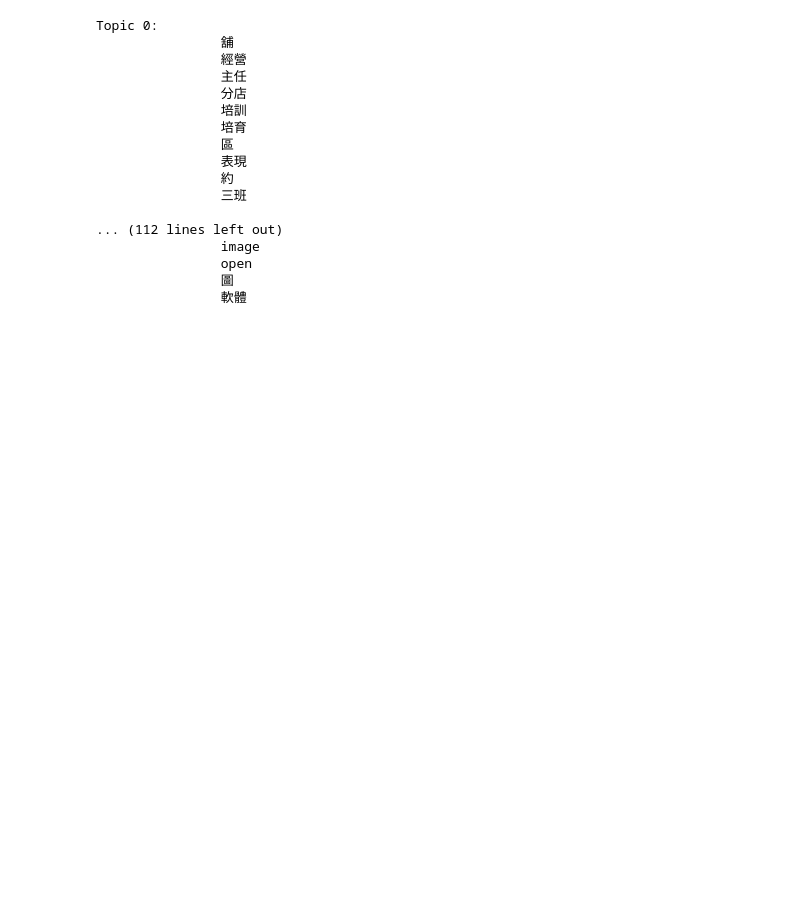
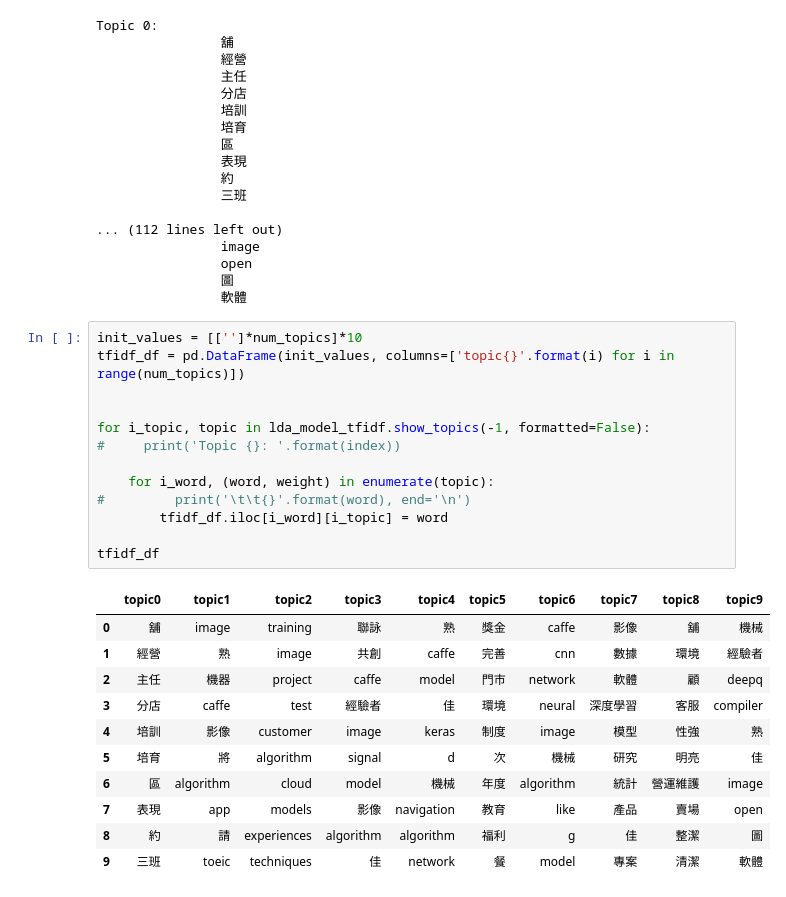
Before and after one commit to Brandon-HY-Lin/topic_modeling, a Jupyter notebook: lda_chinese/step_1_inspect_JSON_dataset.ipynb, the cells around one changed output. Cells and saved outputs as stored; diff of their text form; blank space fills up the shorter version.

```diff
--- a/lda_chinese/step_1_inspect_JSON_dataset.ipynb
+++ b/lda_chinese/step_1_inspect_JSON_dataset.ipynb
@@ -364,3 +403,28 @@ Topic 0:
                 open
                 圖
                 軟體
+# %%
+init_values = [['']*num_topics]*10
+tfidf_df = pd.DataFrame(init_values, columns=['topic{}'.format(i) for i in range(num_topics)])
+
+
+for i_topic, topic in lda_model_tfidf.show_topics(-1, formatted=False):
+#     print('Topic {}: '.format(index))
+
+    for i_word, (word, weight) in enumerate(topic):
+#         print('\t\t{}'.format(word), end='\n')
+        tfidf_df.iloc[i_word][i_topic] = word
+
+tfidf_df
+# %% [output]
+|  | topic0 | topic1 | topic2 | topic3 | topic4 | topic5 | topic6 | topic7 | topic8 | topic9 |
+| 0 | 舖 | image | training | 聯詠 | 熟 | 獎金 | caffe | 影像 | 舖 | 機械 |
+| 1 | 經營 | 熟 | image | 共創 | caffe | 完善 | cnn | 數據 | 環境 | 經驗者 |
+| 2 | 主任 | 機器 | project | caffe | model | 門市 | network | 軟體 | 顧 | deepq |
+| 3 | 分店 | caffe | test | 經驗者 | 佳 | 環境 | neural | 深度學習 | 客服 | compiler |
+| 4 | 培訓 | 影像 | customer | image | keras | 制度 | image | 模型 | 性強 | 熟 |
+| 5 | 培育 | 將 | algorithm | signal | d | 次 | 機械 | 研究 | 明亮 | 佳 |
+| 6 | 區 | algorithm | cloud | model | 機械 | 年度 | algorithm | 統計 | 營運維護 | image |
+| 7 | 表現 | app | models | 影像 | navigation | 教育 | like | 產品 | 賣場 | open |
+| 8 | 約 | 請 | experiences | algorithm | algorithm | 福利 | g | 佳 | 整潔 | 圖 |
+| 9 | 三班 | toeic | techniques | 佳 | network | 餐 | model | 專案 | 清潔 | 軟體 |
```
Also changed, not shown: parts of 8 cells of this notebook.
